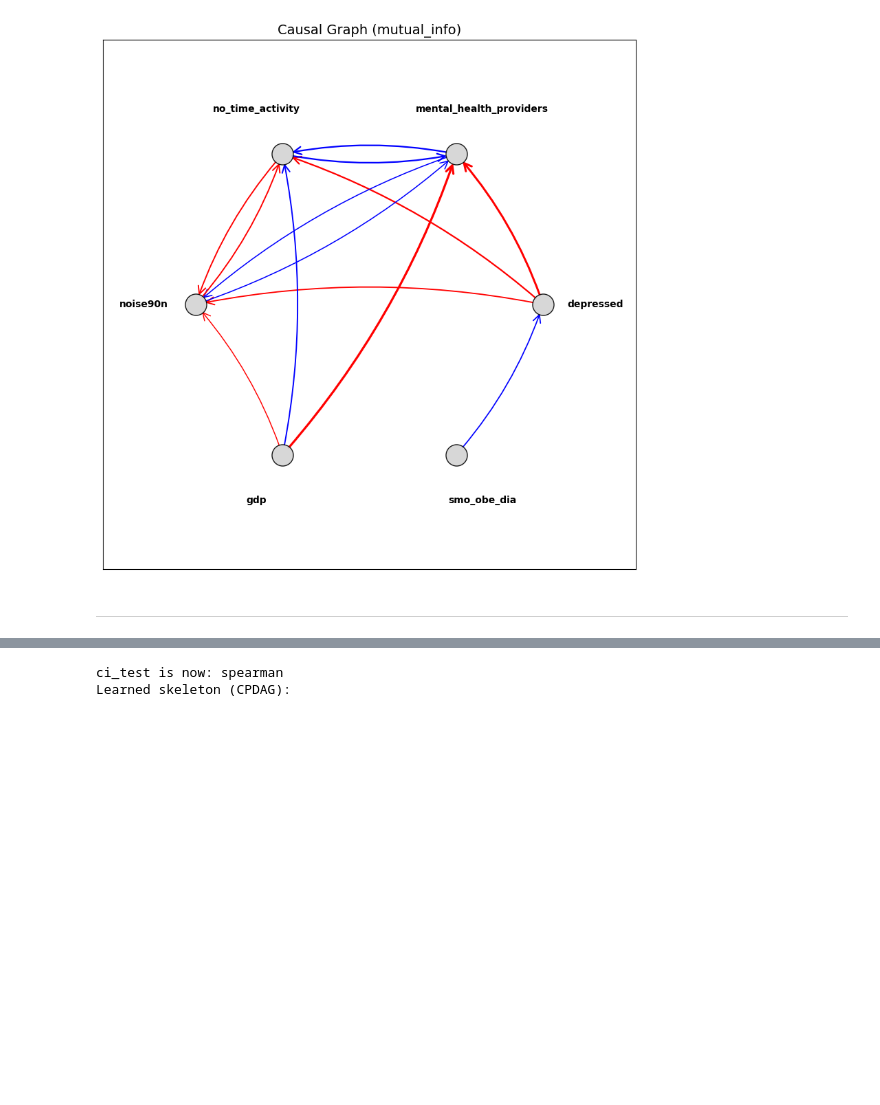
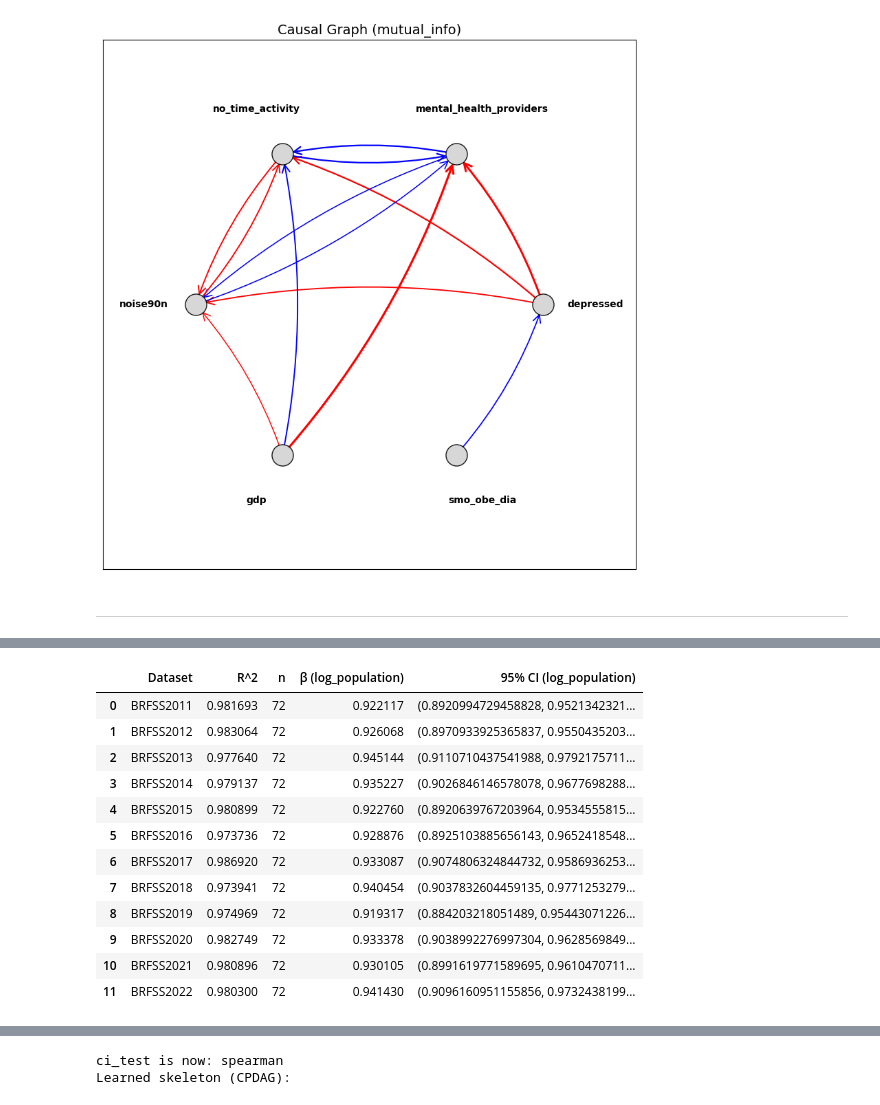
Before and after one commit to ljyyyy120/Captone_depression, a Jupyter notebook: 02_data_analysis/try.ipynb, the cells around one changed output, grey strips where cells are left out. Cells and saved outputs as stored; diff of their text form; code cells hidden in the pictures; blank space fills up the shorter version.

```diff
--- a/02_data_analysis/try.ipynb
+++ b/02_data_analysis/try.ipynb
@@ -202,0 +258,49 @@ Learned skeleton (CPDAG):
+# %%
+predictor_vars = ['log_population']  # <-- your predictors here
+
+# Initialize results dict
+table_results = {
+    'Dataset': [],
+    'R^2': [],
+    'n': []
+}
+
+# Add keys dynamically based on predictors
+for var in predictor_vars:
+    table_results[f'β ({var})'] = []
+    table_results[f'95% CI ({var})'] = []
+
+# Regression loop
+for year in sorted(df['Year'].unique()):
+    subset = df[df['Year'] == year]
+    if len(subset) > 1:
+        X = subset[predictor_vars]
+        y = subset['log_depressed']
+
+        betas, cis, r2, n = scaling(X, y, ci_vars=predictor_vars)
+
+        table_results['Dataset'].append(f'BRFSS{int(year)}')
+        table_results['R^2'].append(r2)
+        table_results['n'].append(n)
+
+        for var in predictor_vars:
+            table_results[f'β ({var})'].append(betas.get(var, np.nan))
+            table_results[f'95% CI ({var})'].append(cis.get(var, (np.nan, np.nan)))
+
+# Final result
+results_df1 = pd.DataFrame(table_results)
+results_df1
+# %% [output]
+|  | Dataset | R^2 | n | β (log_population) | 95% CI (log_population) |
+| 0 | BRFSS2011 | 0.981693 | 72 | 0.922117 | (0.8920994729458828, 0.9521342321... |
+| 1 | BRFSS2012 | 0.983064 | 72 | 0.926068 | (0.8970933925365837, 0.9550435203... |
+| 2 | BRFSS2013 | 0.977640 | 72 | 0.945144 | (0.9110710437541988, 0.9792175711... |
+| 3 | BRFSS2014 | 0.979137 | 72 | 0.935227 | (0.9026846146578078, 0.9677698288... |
+| 4 | BRFSS2015 | 0.980899 | 72 | 0.922760 | (0.8920639767203964, 0.9534555815... |
+| 5 | BRFSS2016 | 0.973736 | 72 | 0.928876 | (0.8925103885656143, 0.9652418548... |
+| 6 | BRFSS2017 | 0.986920 | 72 | 0.933087 | (0.9074806324844732, 0.9586936253... |
+| 7 | BRFSS2018 | 0.973941 | 72 | 0.940454 | (0.9037832604459135, 0.9771253279... |
+| 8 | BRFSS2019 | 0.974969 | 72 | 0.919317 | (0.884203218051489, 0.95443071226... |
+| 9 | BRFSS2020 | 0.982749 | 72 | 0.933378 | (0.9038992276997304, 0.9628569849... |
+| 10 | BRFSS2021 | 0.980896 | 72 | 0.930105 | (0.8991619771589695, 0.9610470711... |
+| 11 | BRFSS2022 | 0.980300 | 72 | 0.941430 | (0.9096160951155856, 0.9732438199... |
```
Also changed, not shown: parts of 6 cells of this notebook.
